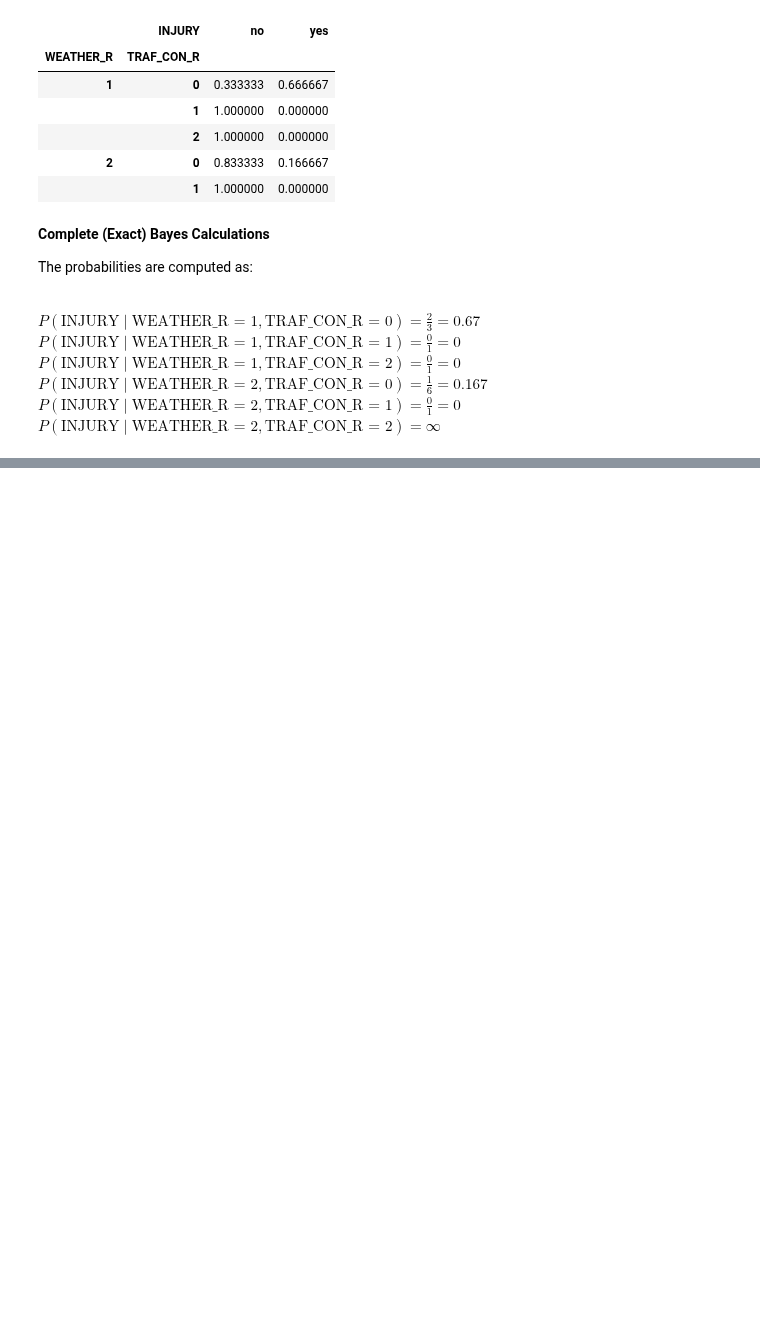
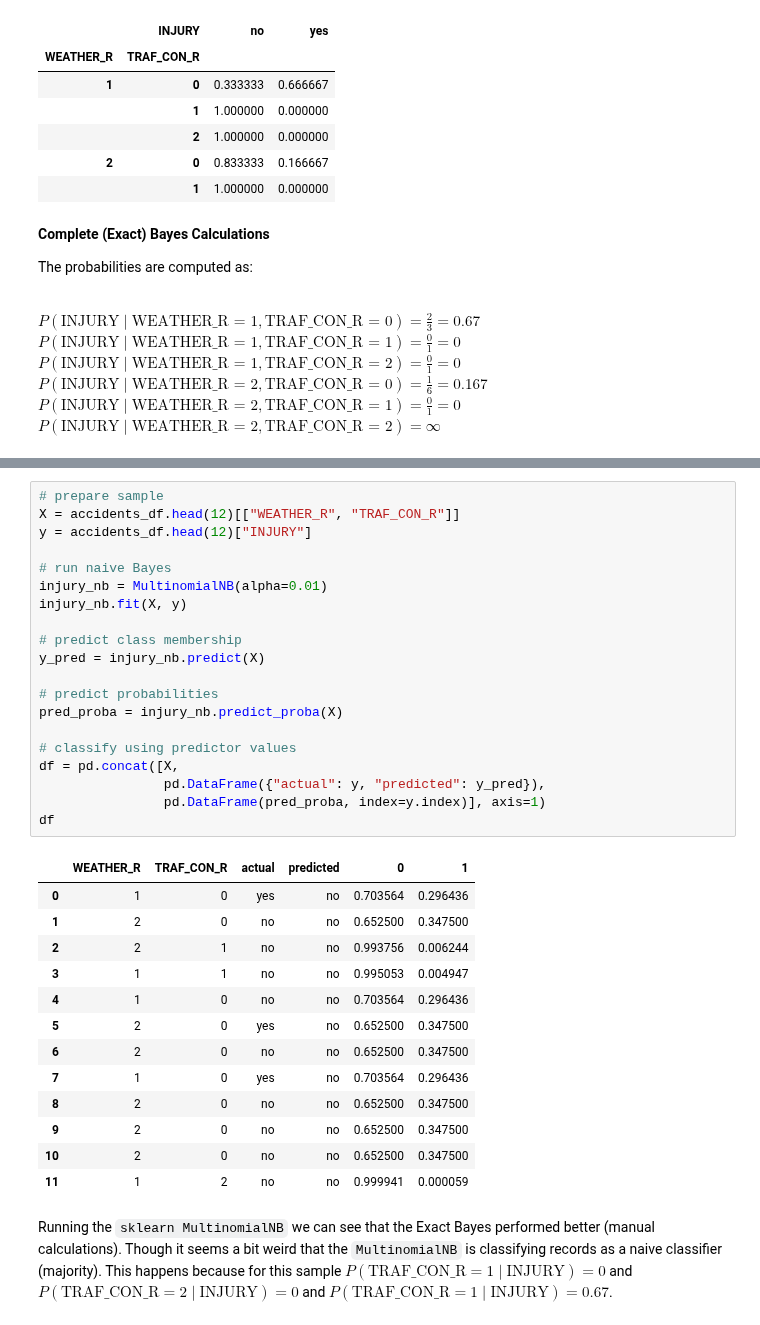
Before and after one commit to jeantardelli/data-mining-for-business-analytics, a Jupyter notebook: problems/chapter08_the_naive_bayes_classifier.ipynb, the cells around one changed output, grey strips where cells are left out. Drawn from its saved outputs; the diff is of its cells as text; blank space fills up the shorter version.

```diff
--- a/problems/chapter08_the_naive_bayes_classifier.ipynb
+++ b/problems/chapter08_the_naive_bayes_classifier.ipynb
@@ -332,0 +372,36 @@ The probabilities are computed as:
+# %%
+# prepare sample
+X = accidents_df.head(12)[["WEATHER_R", "TRAF_CON_R"]]
+y = accidents_df.head(12)["INJURY"]
+
+# run naive Bayes
+injury_nb = MultinomialNB(alpha=0.01)
+injury_nb.fit(X, y)
+
+# predict class membership
+y_pred = injury_nb.predict(X)
+
+# predict probabilities
+pred_proba = injury_nb.predict_proba(X)
+
+# classify using predictor values
+df = pd.concat([X,
+                pd.DataFrame({"actual": y, "predicted": y_pred}),
+                pd.DataFrame(pred_proba, index=y.index)], axis=1)
+df
+# %% [output]
+|  | WEATHER_R | TRAF_CON_R | actual | predicted | 0 | 1 |
+| 0 | 1 | 0 | yes | no | 0.703564 | 0.296436 |
+| 1 | 2 | 0 | no | no | 0.652500 | 0.347500 |
+| 2 | 2 | 1 | no | no | 0.993756 | 0.006244 |
+| 3 | 1 | 1 | no | no | 0.995053 | 0.004947 |
+| 4 | 1 | 0 | no | no | 0.703564 | 0.296436 |
+| 5 | 2 | 0 | yes | no | 0.652500 | 0.347500 |
+| 6 | 2 | 0 | no | no | 0.652500 | 0.347500 |
+| 7 | 1 | 0 | yes | no | 0.703564 | 0.296436 |
+| 8 | 2 | 0 | no | no | 0.652500 | 0.347500 |
+| 9 | 2 | 0 | no | no | 0.652500 | 0.347500 |
+| 10 | 2 | 0 | no | no | 0.652500 | 0.347500 |
+| 11 | 1 | 2 | no | no | 0.999941 | 0.000059 |
+# %% [markdown]
+Running the `sklearn MultinomialNB` we can see that the Exact Bayes performed better (manual calculations). Though it seems a bit weird that the `MultinomialNB` is classifying records as a naive classifier (majority). This happens because for this sample $P(\text{TRAF_CON_R} = 1 ∣ \text{INJURY}) = 0$ and $P(\text{TRAF_CON_R} = 2 ∣ \text{INJURY}) = 0$ and $P(\text{TRAF_CON_R} = 1 ∣ \text{INJURY}) = 0.67$.
```
Also changed, not shown: parts of 17 cells of this notebook.
